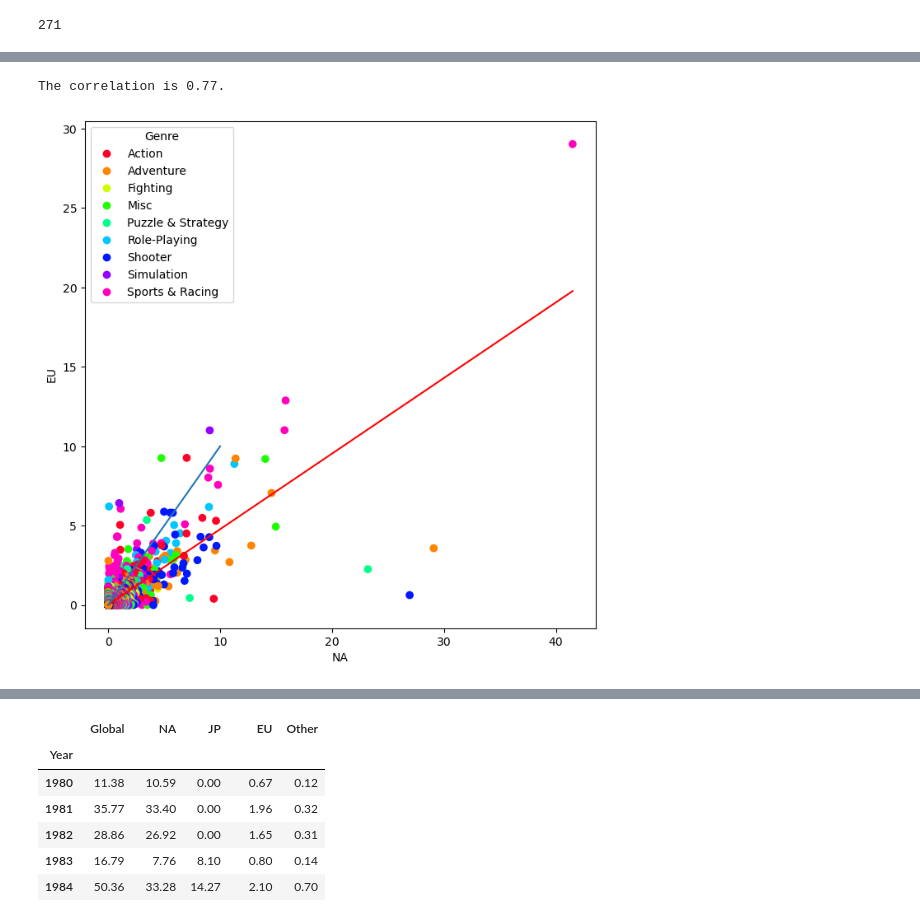
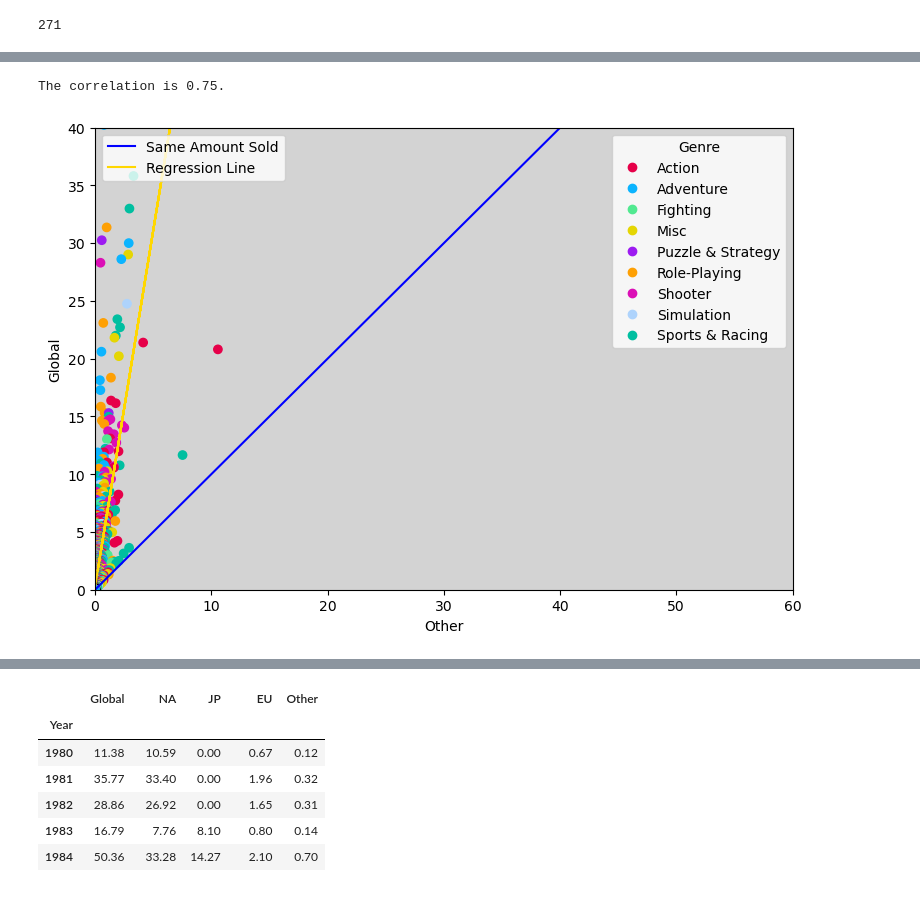
Before and after one commit to JBanowsky/SMU_Project_1_Video_Game_Statistics, a Jupyter notebook: Video Game Statistics/John Video Games.ipynb, the cells around one changed output, grey strips where cells are left out. Drawn from its saved outputs; the diff is of its cells as text; code cells hidden in the pictures.

```diff
--- a/Video Game Statistics/John Video Games.ipynb
+++ b/Video Game Statistics/John Video Games.ipynb
@@ -83,0 +95,2 @@ genre_name.sort()
+# %%
+full_genre = LinearSegmentedColormap.from_list('custom_colors',["#e60049", "#0bb4ff", "#50e991", "#e6d800", "#9b19f5", "#ffa300", "#dc0ab4", "#b3d4ff", "#00bfa0"])
@@ -120,36 +429,36 @@ The correlation is 0.45.
 # %%
-corr = round(st.pearsonr(sales_data_clean["NA_Sales"], sales_data_clean["EU_Sales"])[0],2)
+corr = round(st.pearsonr(sales_data_clean["Other_Sales"], sales_data_clean["Global_Sales"])[0],2)
 print(f"The correlation is {corr}.")
 
-#NA vs JP
-x_values = sales_data_clean["NA_Sales"]
-y_values = sales_data_clean["EU_Sales"]
+#NA vs Global
+x_values = sales_data_clean["Other_Sales"]
+y_values = sales_data_clean["Global_Sales"]
 
 (slope, intercept, rvalue, pvalue, stderr) = linregress(x_values, y_values)
 
 regress_values = x_values * slope + intercept
 line_eq = f"Linear Regression Model: y = {round(slope,2)} x + {round(intercept,2)}"
 
-plt.figure(figsize=(8,8))
+fig, ax = plt.subplots(figsize=(9, 6),facecolor="#FFFFFF")
+ax.set_facecolor("lightgrey")
+scatter = ax.scatter(x_values, y_values, c = sales_data_clean.Genre.astype('category').cat.codes, cmap=full_genre)
 
-scatter = plt.scatter(x_values,
-            y_values,
-            c = sales_data_clean.Genre.astype('category').cat.codes, cmap="gist_rainbow")
+x = np.linspace(0,100,100)
+y = x
+line1, = ax.plot(x,y, color="blue")
 
-plt.plot(x_values,regress_values,"r-")
-
-x = np.linspace(0,10,100)
-y = x
-plt.plot(x,y)
+plt.xlim([0,60])
+plt.ylim([0,40])
+line2, = ax.plot(x_values,regress_values, "gold")
 
 #plt.annotate(line_eq,(x_values.min(),y_values.max()),fontsize=15,color="red")
-plt.legend(handles=scatter.legend_elements()[0],
-           labels = genre_name,
-           title="Genre")
+leg1 = ax.legend(handles=[line1, line2],labels=["Same Amount Sold","Regression Line"], loc="upper left")
+leg2 = ax.legend(handles=scatter.legend_elements()[0], labels = genre_name, title="Genre")
+ax.add_artist(leg1)
 
-plt.xlabel("NA")
-plt.ylabel("EU")
+plt.xlabel("Other")
+plt.ylabel("Global")
 plt.show()
 # %% [output]
-The correlation is 0.77.
+The correlation is 0.75.
-[figure, old version]
+[figure, new version]
```
Also changed, not shown: parts of 27 cells of this notebook.
